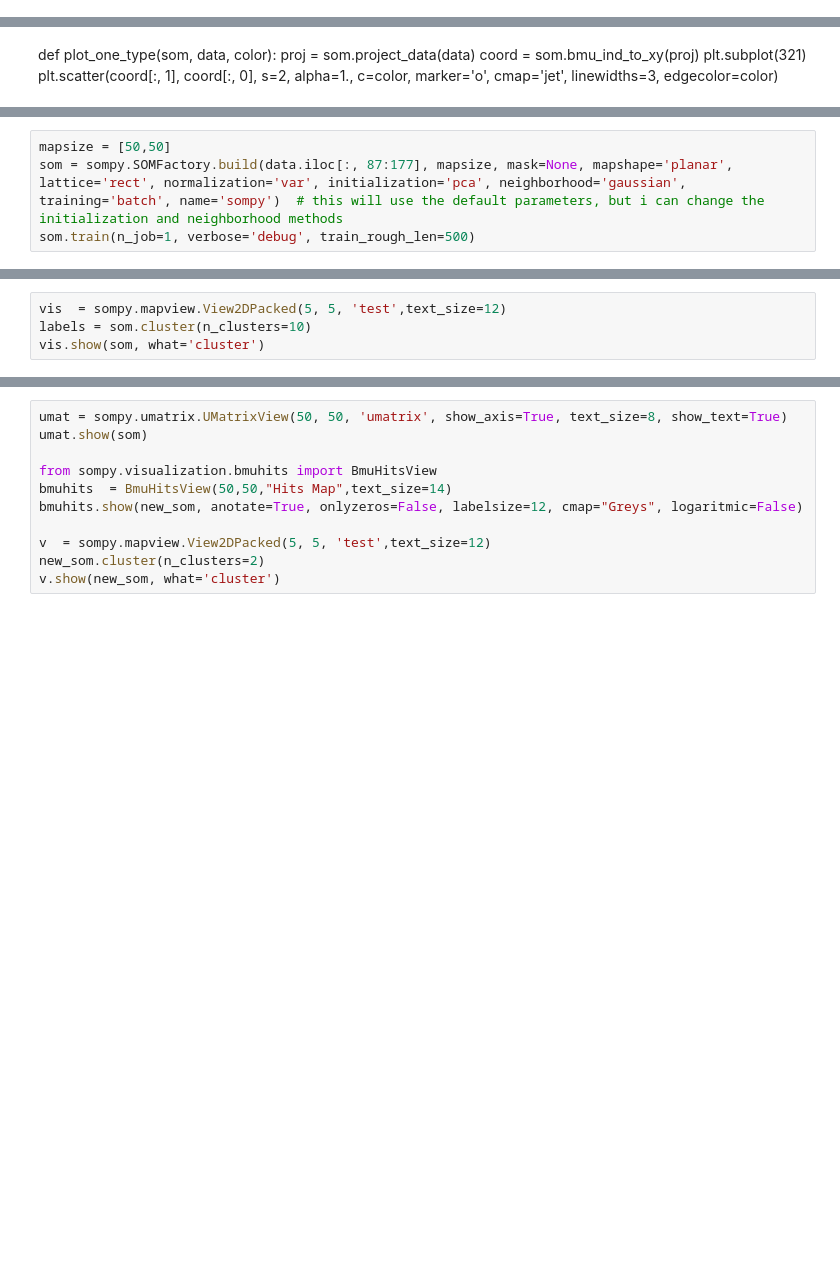
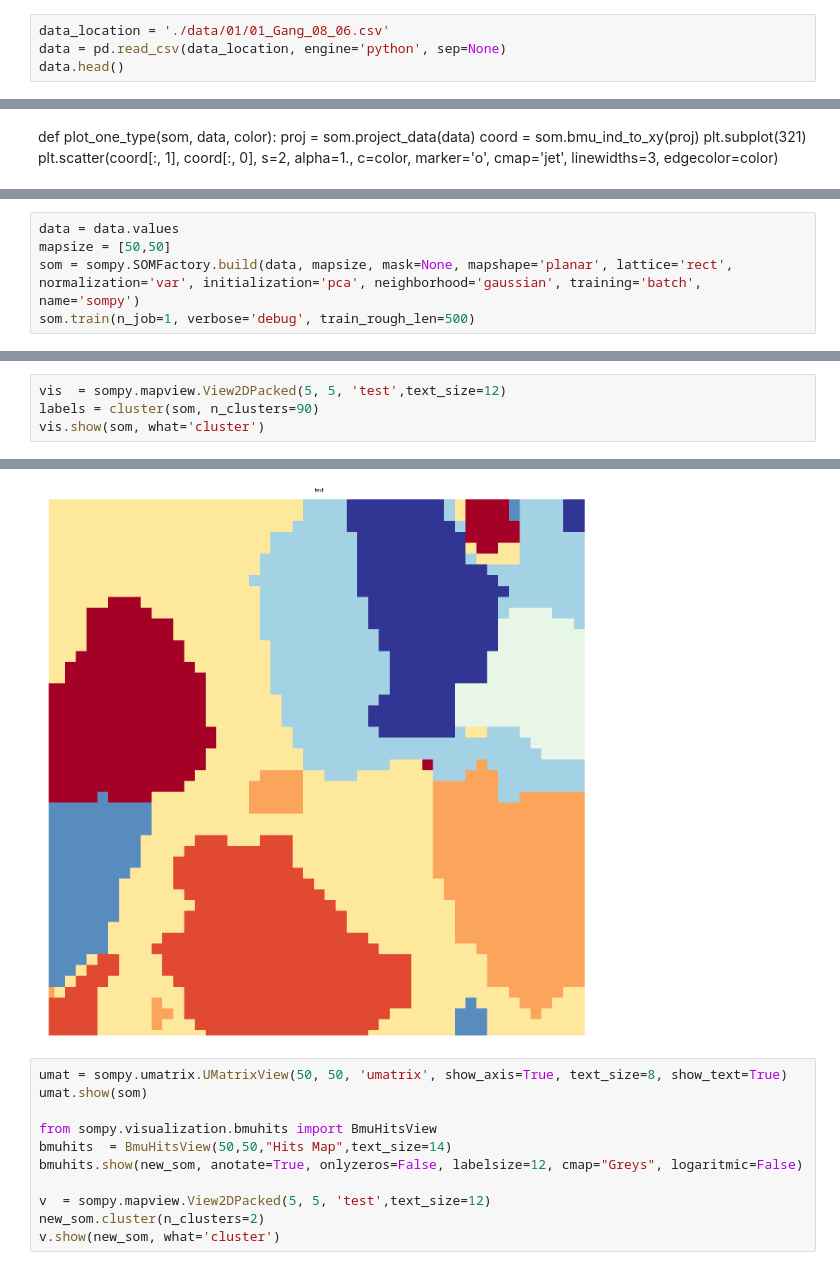
Before and after one commit to mariCampos/gait-analysis-som, a Jupyter notebook: SOM.ipynb, the cells around one changed output, grey strips where cells are left out. Drawn from its saved outputs; the diff is of its cells as text; blank space fills up the shorter version.

```diff
--- a/SOM.ipynb
+++ b/SOM.ipynb
@@ -68,0 +19,4 @@ group_9 = data[159:169]
+# %%
+data_location = './data/01/01_Gang_08_06.csv'
+data = pd.read_csv(data_location, engine='python', sep=None)
+data.head()
@@ -161,6 +102,7 @@ data.iloc[:, 87:177]
 # %%
+data = data.values
 mapsize = [50,50]
-som = sompy.SOMFactory.build(data.iloc[:, 87:177], mapsize, mask=None, mapshape='planar', lattice='rect', normalization='var', initialization='pca', neighborhood='gaussian', training='batch', name='sompy')  # this will use the default parameters, but i can change the initialization and neighborhood methods
+som = sompy.SOMFactory.build(data, mapsize, mask=None, mapshape='planar', lattice='rect', normalization='var', initialization='pca', neighborhood='gaussian', training='batch', name='sompy')
 som.train(n_job=1, verbose='debug', train_rough_len=500)
 # %% [output]
  Training...
@@ -183,5 +125,5 @@ som.train(n_job=1, verbose='debug', train_rough_len=500)
 # %%
 vis  = sompy.mapview.View2DPacked(5, 5, 'test',text_size=12)
-labels = som.cluster(n_clusters=10)
+labels = cluster(som, n_clusters=90)
 vis.show(som, what='cluster')
 # %% [output]
@@ -189,3 +132,4 @@ ValueError: Length of passed values is 2500, index implies 90
+[figure, added]
 # %%
 umat = sompy.umatrix.UMatrixView(50, 50, 'umatrix', show_axis=True, text_size=8, show_text=True)
 umat.show(som)
```
Also changed, not shown: parts of 7 cells of this notebook.
